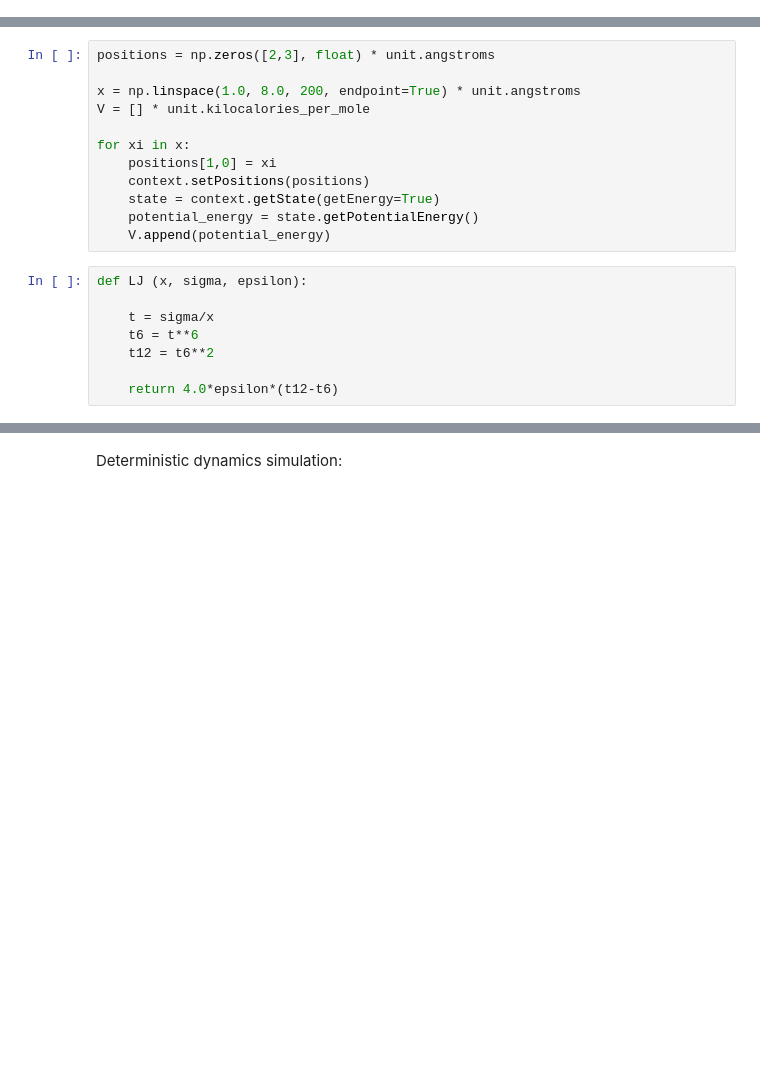
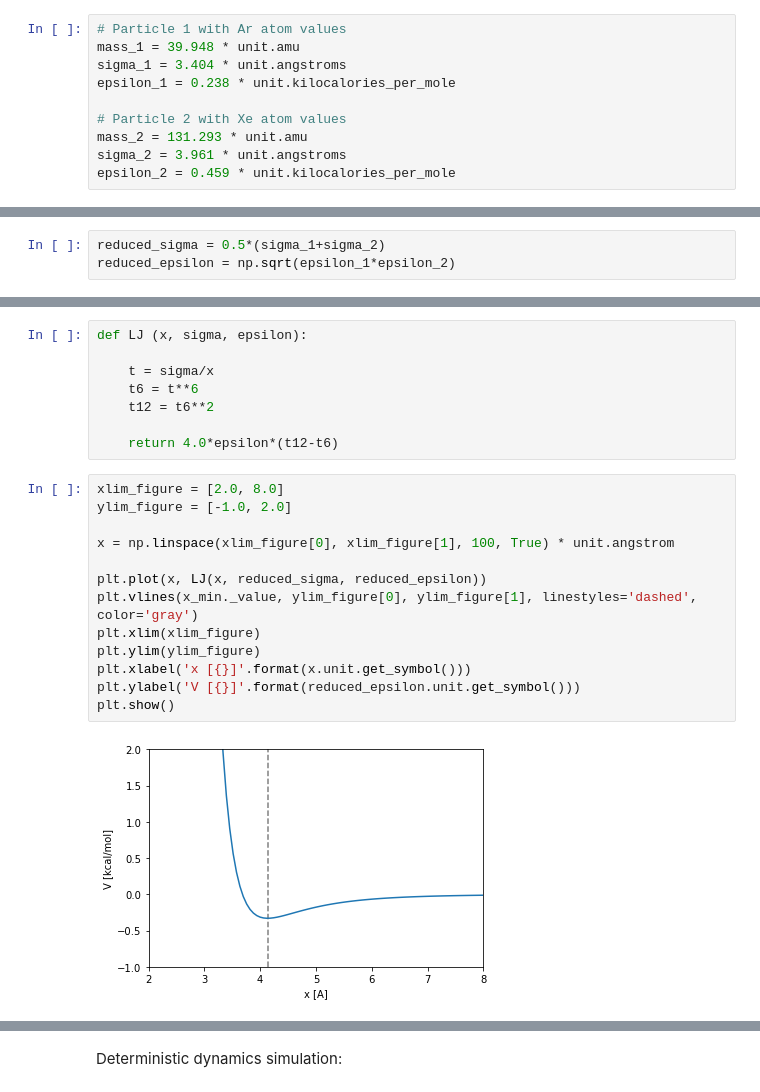
Before and after one commit to uibcdf/Molecular-Systems, a Jupyter notebook: docs/contents/lennard_jones_fluid/Two_particles.ipynb, the cells around one changed output, grey strips where cells are left out. Cells and saved outputs as stored; diff of their text form; blank space fills up the shorter version.

```diff
--- a/docs/contents/lennard_jones_fluid/Two_particles.ipynb
+++ b/docs/contents/lennard_jones_fluid/Two_particles.ipynb
@@ -15,0 +15,10 @@ epsilon = 0.238 * unit.kilocalories_per_mole
+# %%
+# Particle 1 with Ar atom values
+mass_1 = 39.948 * unit.amu
+sigma_1 = 3.404 * unit.angstroms
+epsilon_1 = 0.238 * unit.kilocalories_per_mole
+
+# Particle 2 with Xe atom values
+mass_2 = 131.293 * unit.amu
+sigma_2 = 3.961 * unit.angstroms
+epsilon_2 = 0.459 * unit.kilocalories_per_mole
@@ -16,3 +35,6 @@ epsilon = 0.238 * unit.kilocalories_per_mole
+# %%
+reduced_sigma = 0.5*(sigma_1+sigma_2)
+reduced_epsilon = np.sqrt(epsilon_1*epsilon_2)
 # %% [markdown]
 Reduced mass of a two particles system with masses $m_1$ and $m_2$:
 
@@ -71,15 +77,3 @@ context = mm.Context(system, integrator, platform)
-# %%
-positions = np.zeros([2,3], float) * unit.angstroms
-
-x = np.linspace(1.0, 8.0, 200, endpoint=True) * unit.angstroms
-V = [] * unit.kilocalories_per_mole
-
-for xi in x:
-    positions[1,0] = xi
-    context.setPositions(positions)
-    state = context.getState(getEnergy=True)
-    potential_energy = state.getPotentialEnergy()
-    V.append(potential_energy)
 # %%
 def LJ (x, sigma, epsilon):
 
@@ -88,3 +82,18 @@ def LJ (x, sigma, epsilon):
     t12 = t6**2
 
     return 4.0*epsilon*(t12-t6)
+# %%
+xlim_figure = [2.0, 8.0]
+ylim_figure = [-1.0, 2.0]
+
+x = np.linspace(xlim_figure[0], xlim_figure[1], 100, True) * unit.angstrom
+
+plt.plot(x, LJ(x, reduced_sigma, reduced_epsilon))
+plt.vlines(x_min._value, ylim_figure[0], ylim_figure[1], linestyles='dashed', color='gray')
+plt.xlim(xlim_figure)
+plt.ylim(ylim_figure)
+plt.xlabel('x [{}]'.format(x.unit.get_symbol()))
+plt.ylabel('V [{}]'.format(reduced_epsilon.unit.get_symbol()))
+plt.show()
+# %% [output]
+[figure, added]
```
Also changed, not shown: parts of 61 cells of this notebook, 5 other files.
